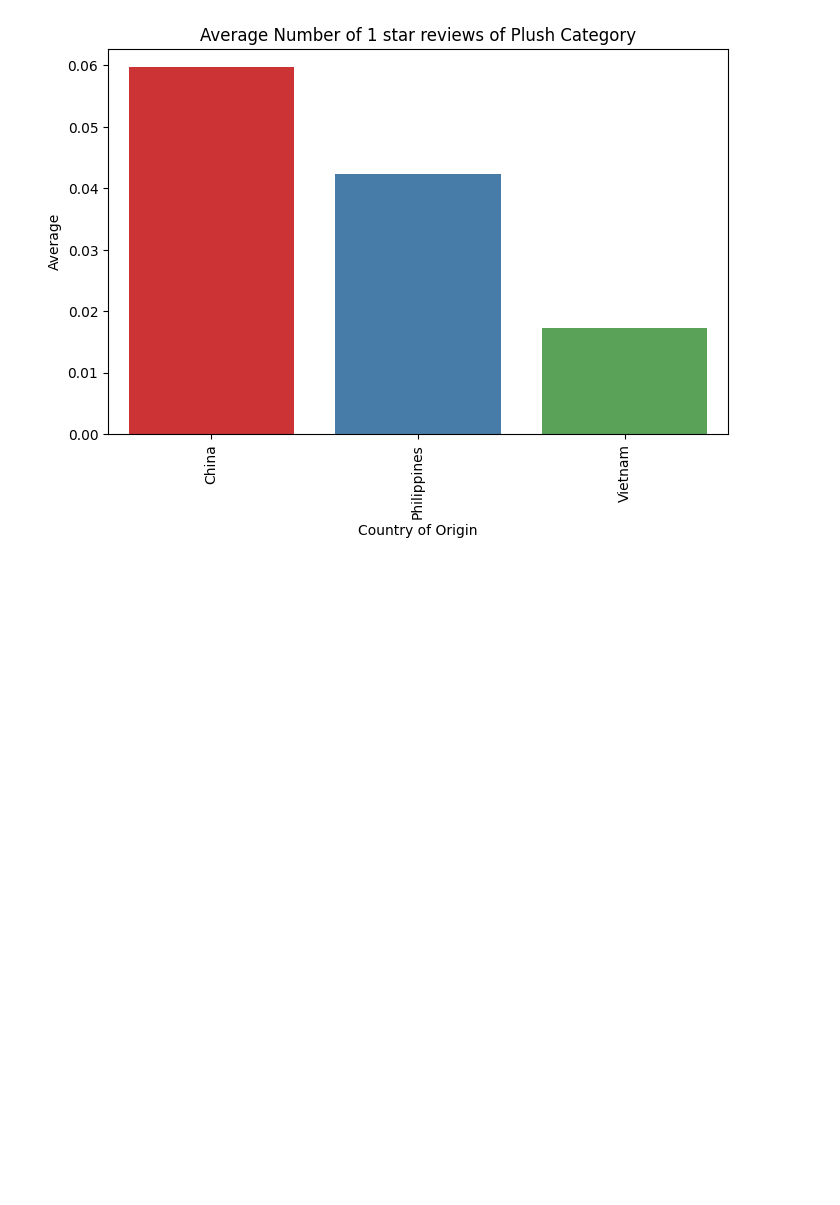
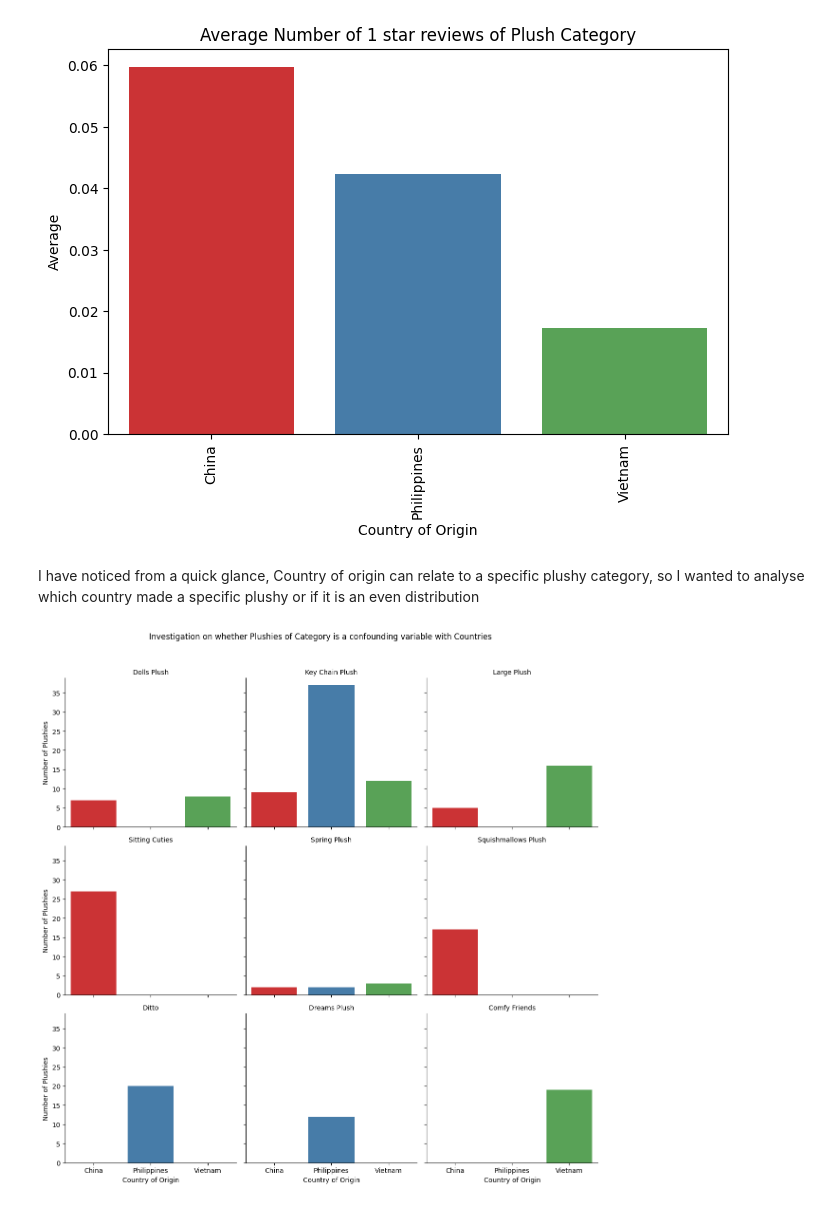
Before and after one commit to ErjillDeVera/PokemonPlushiesAnalysis, a Jupyter notebook: PokemonCenterUKAnalysis.ipynb, the cells around one changed output. Drawn from its saved outputs; the diff is of its cells as text; code cells hidden in the pictures; blank space fills up the shorter version.

Commit message:
Investigation on whether Category Plushy is a Confounding variable with Country x Rating

```diff
--- a/PokemonCenterUKAnalysis.ipynb
+++ b/PokemonCenterUKAnalysis.ipynb
@@ -222,3 +223,28 @@ rating_Comparison("Country of Origin", "1 Star Review", "Average Number of 1 sta
 1       Philippines       0.042254
 2           Vietnam       0.017241
 [figure]
+# %% [markdown]
+I have noticed from a quick glance, Country of origin can relate to a specific plushy category, so I wanted to analyse which country made a specific plushy or if it is an even distribution
+# %%
+category_country_count = plushies_data.groupby(['Country of Origin', 'Plush Category']).size().reset_index(name="Count")
+
+countbargraph = sns.catplot(
+    data=category_country_count,
+    x="Country of Origin",
+    y="Count",
+    col="Plush Category",
+    hue="Country of Origin",
+    palette="Set1",
+    kind="bar",
+    col_wrap=3,
+    height=4,
+    aspect=1
+)
+
+countbargraph.set_axis_labels("Country of Origin", "Number of Plushies")
+countbargraph.set_titles("{col_name}")
+countbargraph.fig.subplots_adjust(top=0.9)
+countbargraph.fig.suptitle("Investigation on whether Plushies of Category is a confounding variable with Countries")
+plt.show()
+# %% [output]
+[figure, added]
```
Also changed, not shown: parts of 5 cells of this notebook.
